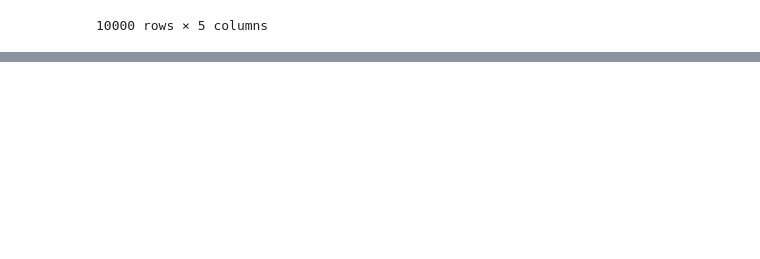
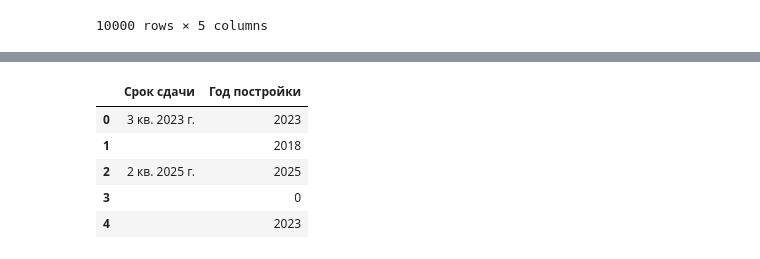
Before and after one commit to zoubrator/RealEstateSpb, a Jupyter notebook: buy_a_dream_apartment.ipynb, the cells around one changed output, grey strips where cells are left out. Drawn from its saved outputs; the diff is of its cells as text; code cells hidden in the pictures; blank space fills up the shorter version.

```diff
--- a/buy_a_dream_apartment.ipynb
+++ b/buy_a_dream_apartment.ipynb
@@ -342,0 +480,3 @@ flats[['Адрес', 'Город', 'Район', 'Улица', 'Номер до
+# %%
+flats['Санузел'] = flats['Санузел'].fillna('')
+flats['Санузел'].value_counts()
@@ -342,0 +498,3 @@ flats[['Адрес', 'Город', 'Район', 'Улица', 'Номер до
+# %%
+flats['Кол-во санузлов'] = flats['Кол-во санузлов'].fillna('Неизвестно')
+flats['Кол-во санузлов'].value_counts()
@@ -342,0 +519,3 @@ flats[['Адрес', 'Город', 'Район', 'Улица', 'Номер до
+# %%
+flats['Балкон/лоджия'] = flats['Балкон/лоджия'].fillna('нет')
+flats['Балкон/лоджия'].value_counts()
@@ -342,0 +536,3 @@ flats[['Адрес', 'Город', 'Район', 'Улица', 'Номер до
+# %%
+flats['Вид из окна'] = flats['Вид из окна'].fillna('Неизвестно')
+flats['Вид из окна'].value_counts()
@@ -342,0 +554,20 @@ flats[['Адрес', 'Город', 'Район', 'Улица', 'Номер до
+# %%
+flats['Срок сдачи'] = flats['Срок сдачи'].fillna('')
+def year(row):
+    y = 0
+    if row['Год постройки']==row['Год постройки']:
+        y = row['Год постройки']
+    elif (row['Срок сдачи']==row['Срок сдачи']) & (row['Срок сдачи']!=''):
+        p = row['Срок сдачи'].find(' г.')
+        if p>0:
+            y = row['Срок сдачи'][p-4:p]
+    return int(y)
+flats['Год постройки'] = flats.apply(year,axis=1)
+flats[['Срок сдачи', 'Год постройки']].head()
+# %% [output]
+|  | Срок сдачи | Год постройки |
+| 0 | 3 кв. 2023 г. | 2023 |
+| 1 |  | 2018 |
+| 2 | 2 кв. 2025 г. | 2025 |
+| 3 |  | 0 |
+| 4 |  | 2023 |
```
Also changed, not shown: parts of 36 cells of this notebook.
